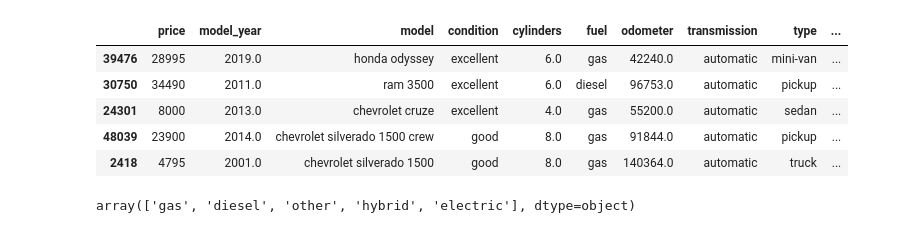
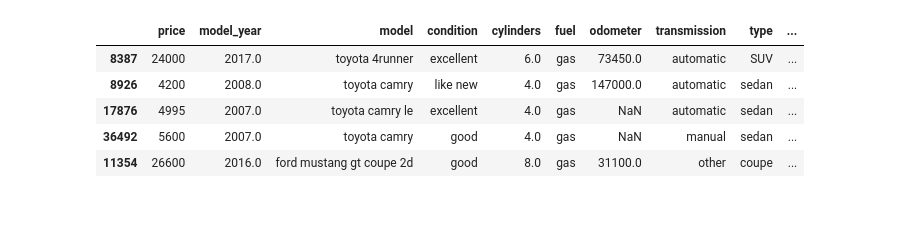
Before and after one commit to vinipta-s/test2, a Jupyter notebook: notebooks/EDA.ipynb, the cells around one changed output. Saved outputs shown, nothing was run; the diff lists cells and outputs as text; code cells hidden in the pictures.

```diff
--- a/notebooks/EDA.ipynb
+++ b/notebooks/EDA.ipynb
@@ -8,0 +34,3 @@ vehicles_data['manufacturer'] = vehicles_data['model'].apply(lambda x: x.split()
+# %%
+vehicles_data['date_posted'] = pd.to_datetime(vehicles_data['date_posted'])
+vehicles_data.info()
@@ -9,14 +73,10 @@ vehicles_data['manufacturer'] = vehicles_data['model'].apply(lambda x: x.split()
 # %%
-display(car_ad_data.sample(5))
+display(vehicles_data.sample(5))
 # %% [output]
 |  | price | model_year | model | condition | cylinders | fuel | odometer | transmission | type | ... |
-| 39476 | 28995 | 2019.0 | honda odyssey | excellent | 6.0 | gas | 42240.0 | automatic | mini-van | ... |
-| 30750 | 34490 | 2011.0 | ram 3500 | excellent | 6.0 | diesel | 96753.0 | automatic | pickup | ... |
-| 24301 | 8000 | 2013.0 | chevrolet cruze | excellent | 4.0 | gas | 55200.0 | automatic | sedan | ... |
-| 48039 | 23900 | 2014.0 | chevrolet silverado 1500 crew | good | 8.0 | gas | 91844.0 | automatic | pickup | ... |
-| 2418 | 4795 | 2001.0 | chevrolet silverado 1500 | good | 8.0 | gas | 140364.0 | automatic | truck | ... |
+| 8387 | 24000 | 2017.0 | toyota 4runner | excellent | 6.0 | gas | 73450.0 | automatic | SUV | ... |
+| 8926 | 4200 | 2008.0 | toyota camry | like new | 4.0 | gas | 147000.0 | automatic | sedan | ... |
+| 17876 | 4995 | 2007.0 | toyota camry le | excellent | 4.0 | gas | NaN | automatic | sedan | ... |
+| 36492 | 5600 | 2007.0 | toyota camry | good | 4.0 | gas | NaN | manual | sedan | ... |
+| 11354 | 26600 | 2016.0 | ford mustang gt coupe 2d | good | 8.0 | gas | 31100.0 | other | coupe | ... |
-# %%
-car_ad_data['fuel'].unique()
-# %% [output]
-array(['gas', 'diesel', 'other', 'hybrid', 'electric'], dtype=object)
 # %%
```
Also changed, not shown: parts of 6 cells of this notebook, 2 other files.
